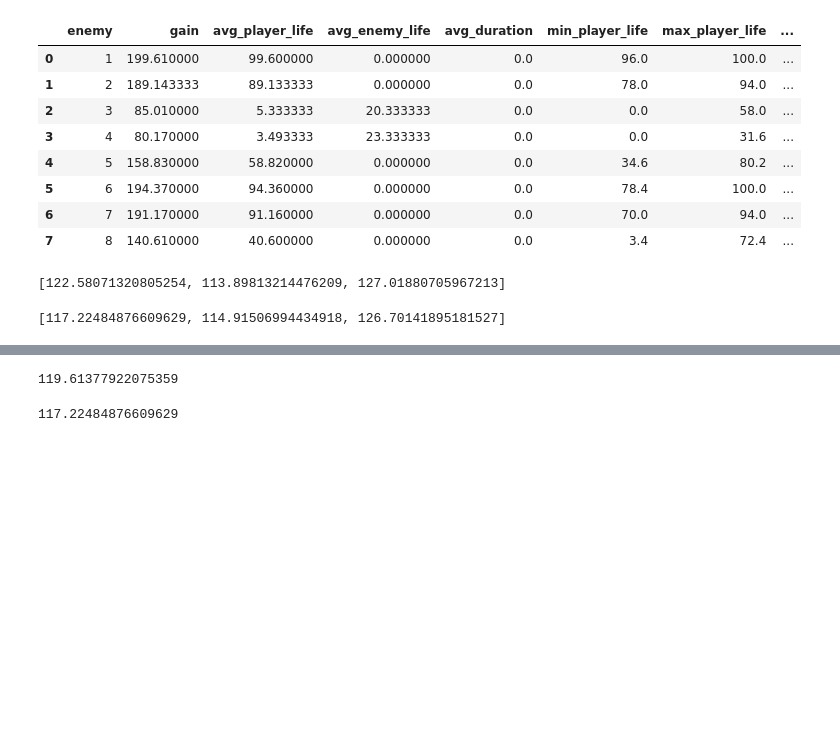
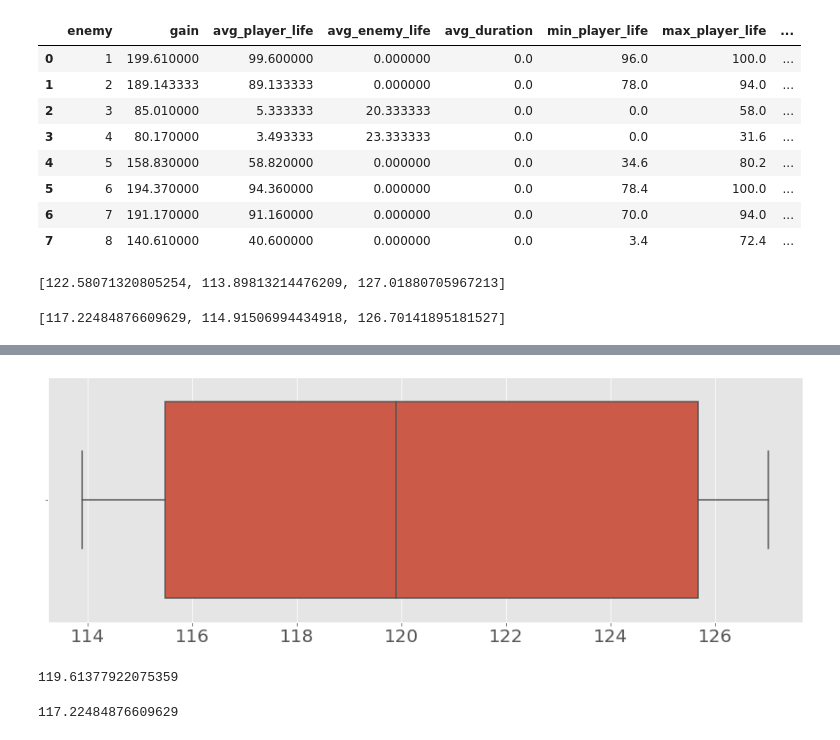
Before and after one commit to gabrielxzc/evoman-game-playing-competition-WCCI-2020, a Jupyter notebook: report_helper.ipynb, the cells around one changed output, grey strips where cells are left out. Cells and saved outputs as stored; diff of their text form; code cells hidden in the pictures; blank space fills up the shorter version.

```diff
--- a/report_helper.ipynb
+++ b/report_helper.ipynb
@@ -150,3 +178,7 @@ r3
+# %%
+_ = sns.boxplot(r)
+# %% [output]
+[figure, added]
 # %%
 np.mean(r3)
 np.median(r3)
```
Also changed, not shown: parts of 14 cells of this notebook, 22 other files.
